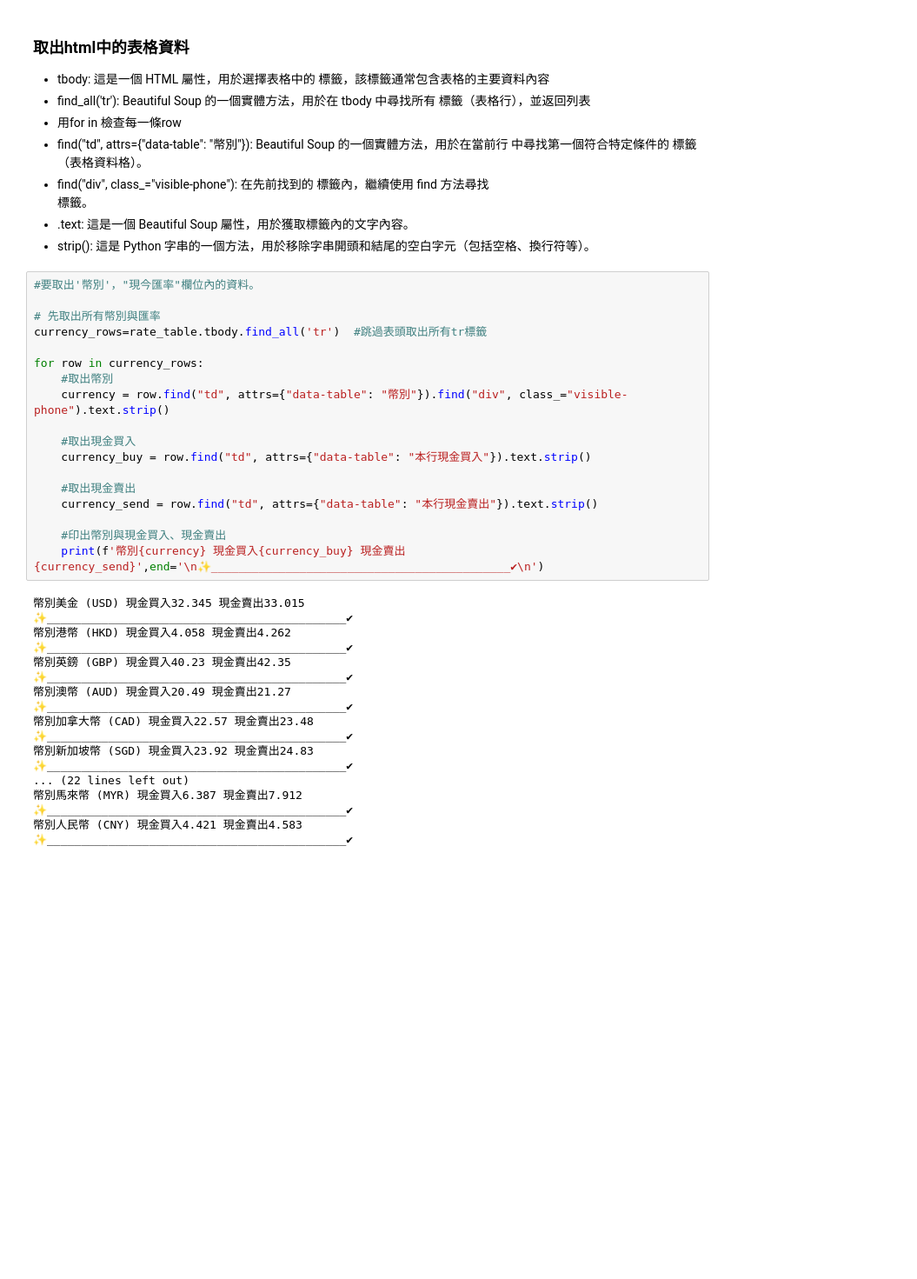
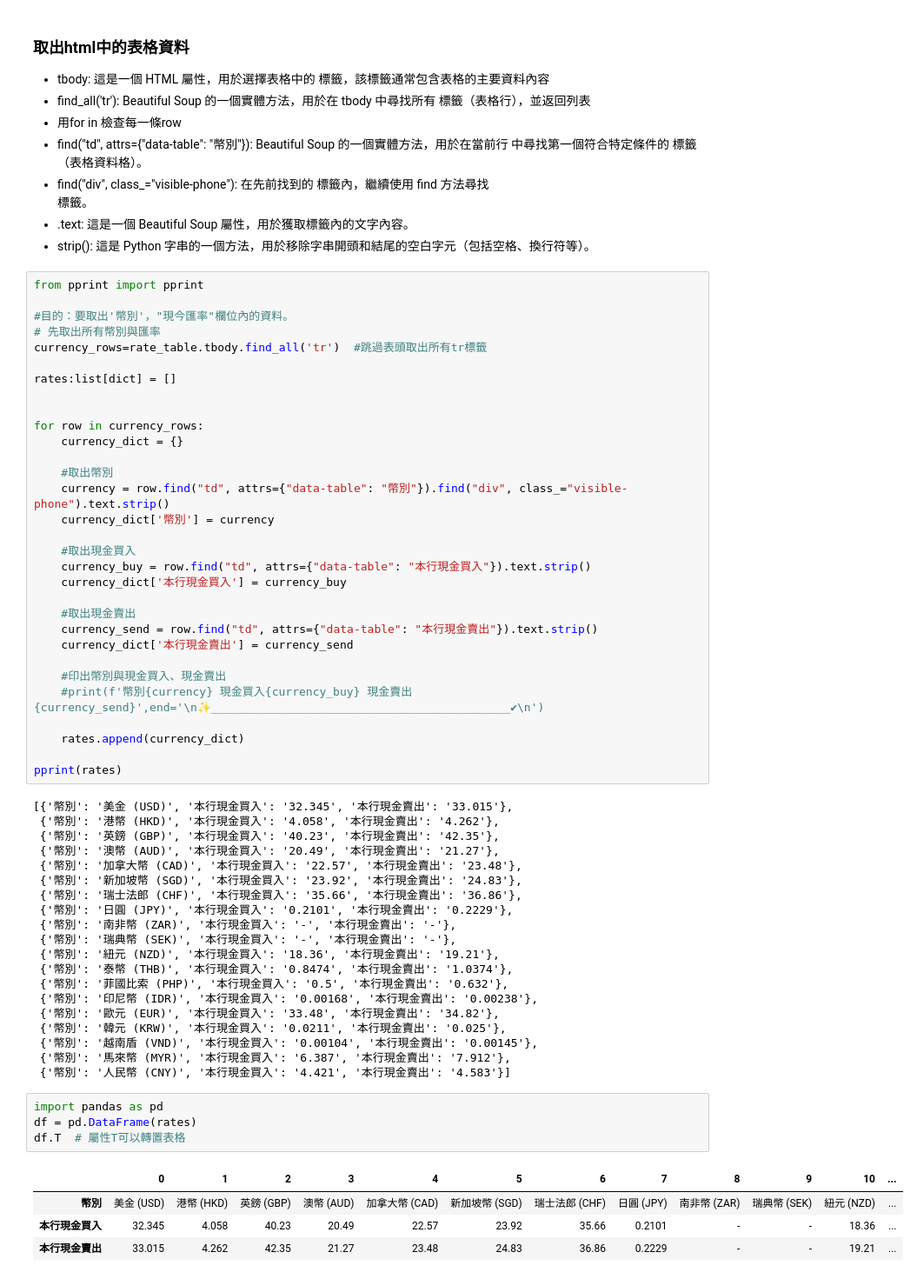
Before and after one commit to EveYang0630/python_analysis, a Jupyter notebook: lession6_2.ipynb, the cells around one changed output. Shown at 87% size. Drawn from its saved outputs; the diff is of its cells as text; blank space fills up the shorter version.

```diff
--- a/lession6_2.ipynb
+++ b/lession6_2.ipynb
@@ -59,38 +59,62 @@ print(rate_table)
 * .text:  這是一個 Beautiful Soup 屬性，用於獲取標籤內的文字內容。
 * strip():  這是 Python 字串的一個方法，用於移除字串開頭和結尾的空白字元（包括空格、換行符等）。
 # %%
-#要取出'幣別'，"現今匯率"欄位內的資料。
+from pprint import pprint
 
+#目的：要取出'幣別'，"現今匯率"欄位內的資料。
 # 先取出所有幣別與匯率
 currency_rows=rate_table.tbody.find_all('tr')  #跳過表頭取出所有tr標籤
 
+rates:list[dict] = []
+
+
 for row in currency_rows:
+    currency_dict = {}
+
     #取出幣別
     currency = row.find("td", attrs={"data-table": "幣別"}).find("div", class_="visible-phone").text.strip()
+    currency_dict['幣別'] = currency
 
     #取出現金買入
     currency_buy = row.find("td", attrs={"data-table": "本行現金買入"}).text.strip()
+    currency_dict['本行現金買入'] = currency_buy
 
     #取出現金賣出
     currency_send = row.find("td", attrs={"data-table": "本行現金賣出"}).text.strip()
+    currency_dict['本行現金賣出'] = currency_send
 
     #印出幣別與現金買入、現金賣出
-    print(f'幣別{currency} 現金買入{currency_buy} 現金賣出{currency_send}',end='\n✨____________________________________________✔\n')
+    #print(f'幣別{currency} 現金買入{currency_buy} 現金賣出{currency_send}',end='\n✨____________________________________________✔\n')
+
+    rates.append(currency_dict)
+
+pprint(rates)
 # %% [output]
-幣別美金 (USD) 現金買入32.345 現金賣出33.015
-✨____________________________________________✔
-幣別港幣 (HKD) 現金買入4.058 現金賣出4.262
-✨____________________________________________✔
-幣別英鎊 (GBP) 現金買入40.23 現金賣出42.35
-✨____________________________________________✔
-幣別澳幣 (AUD) 現金買入20.49 現金賣出21.27
-✨____________________________________________✔
-幣別加拿大幣 (CAD) 現金買入22.57 現金賣出23.48
-✨____________________________________________✔
-幣別新加坡幣 (SGD) 現金買入23.92 現金賣出24.83
-✨____________________________________________✔
-... (22 lines left out)
-幣別馬來幣 (MYR) 現金買入6.387 現金賣出7.912
-✨____________________________________________✔
-幣別人民幣 (CNY) 現金買入4.421 現金賣出4.583
-✨____________________________________________✔
+[{'幣別': '美金 (USD)', '本行現金買入': '32.345', '本行現金賣出': '33.015'},
+ {'幣別': '港幣 (HKD)', '本行現金買入': '4.058', '本行現金賣出': '4.262'},
+ {'幣別': '英鎊 (GBP)', '本行現金買入': '40.23', '本行現金賣出': '42.35'},
+ {'幣別': '澳幣 (AUD)', '本行現金買入': '20.49', '本行現金賣出': '21.27'},
+ {'幣別': '加拿大幣 (CAD)', '本行現金買入': '22.57', '本行現金賣出': '23.48'},
+ {'幣別': '新加坡幣 (SGD)', '本行現金買入': '23.92', '本行現金賣出': '24.83'},
+ {'幣別': '瑞士法郎 (CHF)', '本行現金買入': '35.66', '本行現金賣出': '36.86'},
+ {'幣別': '日圓 (JPY)', '本行現金買入': '0.2101', '本行現金賣出': '0.2229'},
+ {'幣別': '南非幣 (ZAR)', '本行現金買入': '-', '本行現金賣出': '-'},
+ {'幣別': '瑞典幣 (SEK)', '本行現金買入': '-', '本行現金賣出': '-'},
+ {'幣別': '紐元 (NZD)', '本行現金買入': '18.36', '本行現金賣出': '19.21'},
+ {'幣別': '泰幣 (THB)', '本行現金買入': '0.8474', '本行現金賣出': '1.0374'},
+ {'幣別': '菲國比索 (PHP)', '本行現金買入': '0.5', '本行現金賣出': '0.632'},
+ {'幣別': '印尼幣 (IDR)', '本行現金買入': '0.00168', '本行現金賣出': '0.00238'},
+ {'幣別': '歐元 (EUR)', '本行現金買入': '33.48', '本行現金賣出': '34.82'},
+ {'幣別': '韓元 (KRW)', '本行現金買入': '0.0211', '本行現金賣出': '0.025'},
+ {'幣別': '越南盾 (VND)', '本行現金買入': '0.00104', '本行現金賣出': '0.00145'},
+ {'幣別': '馬來幣 (MYR)', '本行現金買入': '6.387', '本行現金賣出': '7.912'},
+ {'幣別': '人民幣 (CNY)', '本行現金買入': '4.421', '本行現金賣出': '4.583'}]
+# %%
+import pandas as pd
+df = pd.DataFrame(rates)
+df.T  # 屬性T可以轉置表格
+# %% [output]
+|  | 0 | 1 | 2 | 3 | 4 | 5 | 6 | 7 | 8 | 9 | 10 | ... |
+| 幣別 | 美金 (USD) | 港幣 (HKD) | 英鎊 (GBP) | 澳幣 (AUD) | 加拿大幣 (CAD) | 新加坡幣 (SGD) | 瑞士法郎 (CHF) | 日圓 (JPY) | 南非幣 (ZAR) | 瑞典幣 (SEK) | 紐元 (NZD) | ... |
+| 本行現金買入 | 32.345 | 4.058 | 40.23 | 20.49 | 22.57 | 23.92 | 35.66 | 0.2101 | - | - | 18.36 | ... |
+| 本行現金賣出 | 33.015 | 4.262 | 42.35 | 21.27 | 23.48 | 24.83 | 36.86 | 0.2229 | - | - | 19.21 | ... |
```
Also changed, not shown: parts of 1 cell of this notebook.
